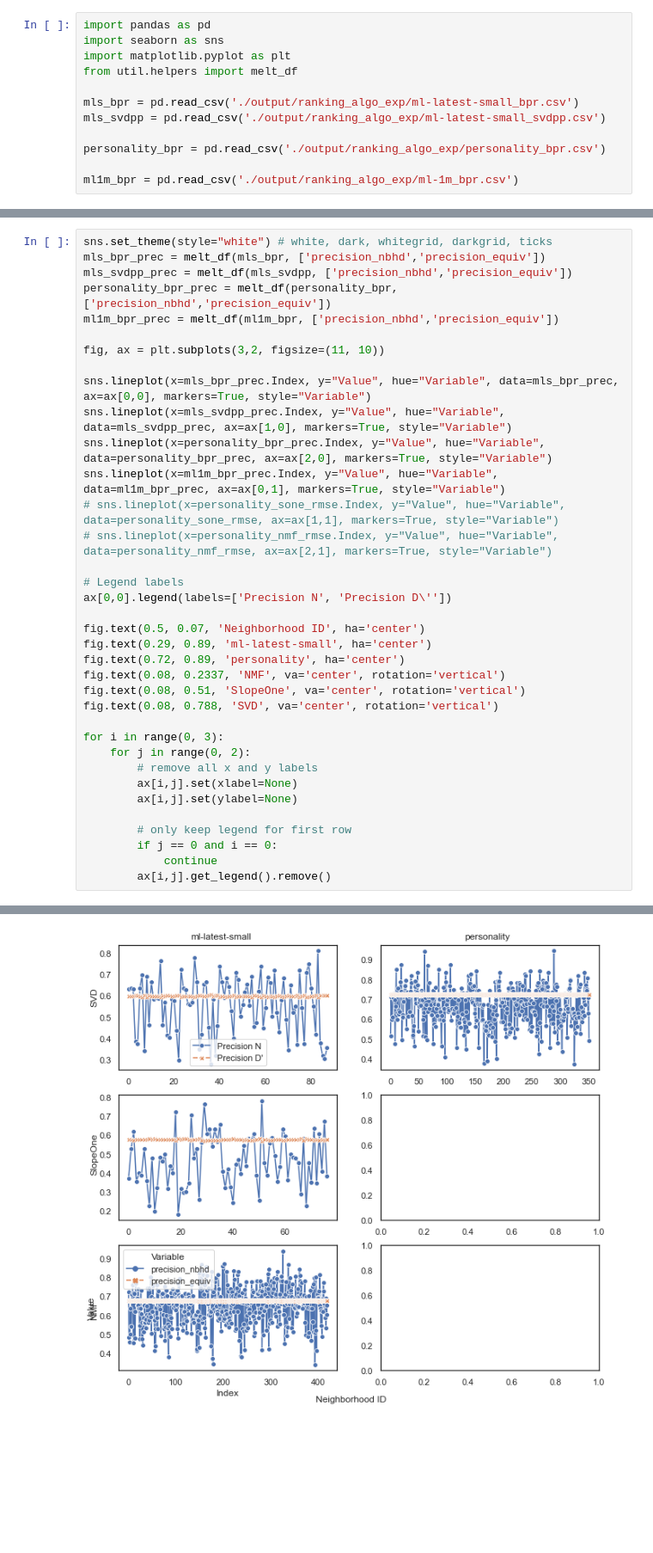
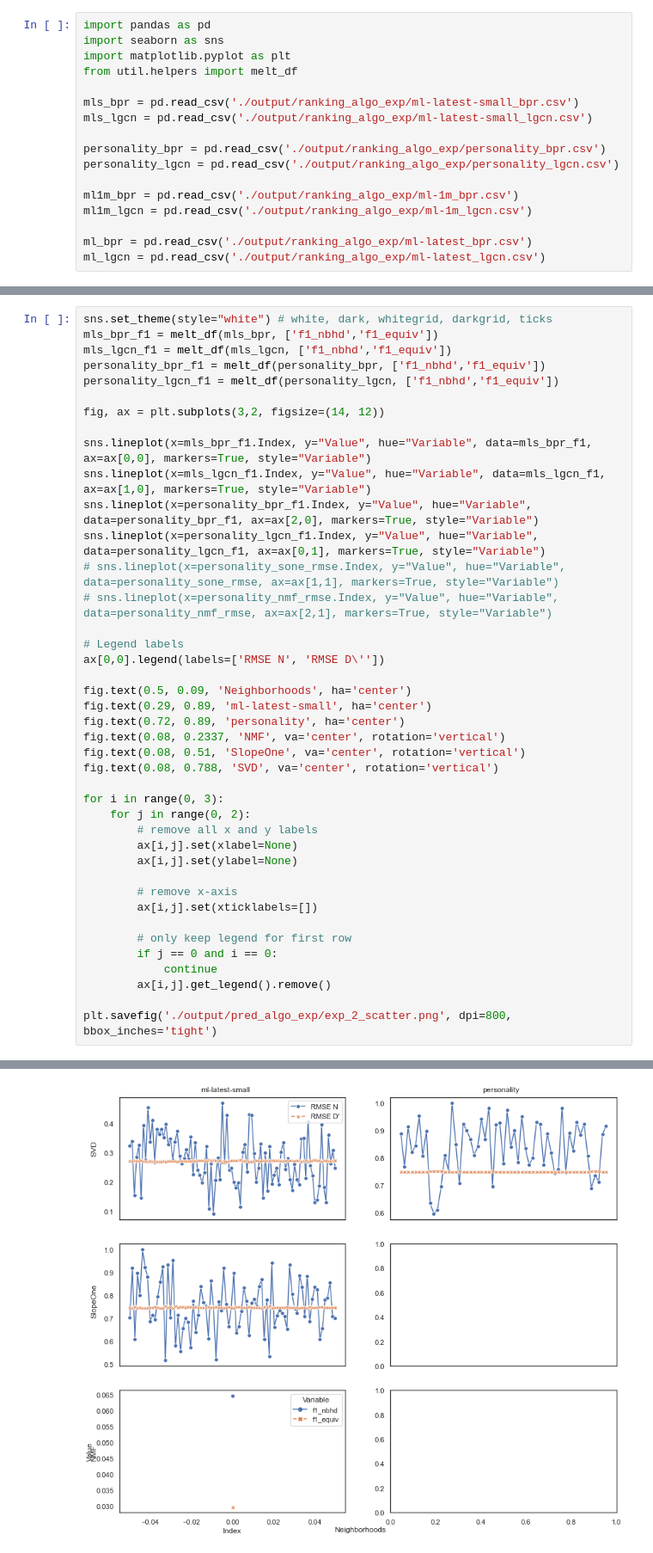
Before and after one commit to wissamjur/LocalImpact, a Jupyter notebook: ranking_algos_plots.ipynb, the cells around one changed output, grey strips where cells are left out. Shown at 86% size. Cells and saved outputs as stored; diff of their text form; blank space fills up the shorter version.

Commit message:
Added charts for ranking - v1

```diff
--- a/ranking_algos_plots.ipynb
+++ b/ranking_algos_plots.ipynb
@@ -5,8 +5,13 @@ import matplotlib.pyplot as plt
 from util.helpers import melt_df
 
 mls_bpr = pd.read_csv('./output/ranking_algo_exp/ml-latest-small_bpr.csv')
-mls_svdpp = pd.read_csv('./output/ranking_algo_exp/ml-latest-small_svdpp.csv')
+mls_lgcn = pd.read_csv('./output/ranking_algo_exp/ml-latest-small_lgcn.csv')
 
 personality_bpr = pd.read_csv('./output/ranking_algo_exp/personality_bpr.csv')
+personality_lgcn = pd.read_csv('./output/ranking_algo_exp/personality_lgcn.csv')
 
 ml1m_bpr = pd.read_csv('./output/ranking_algo_exp/ml-1m_bpr.csv')
+ml1m_lgcn = pd.read_csv('./output/ranking_algo_exp/ml-1m_lgcn.csv')
+
+ml_bpr = pd.read_csv('./output/ranking_algo_exp/ml-latest_bpr.csv')
+ml_lgcn = pd.read_csv('./output/ranking_algo_exp/ml-latest_lgcn.csv')
@@ -15,39 +34,44 @@ mls_bpr
 # %%
 sns.set_theme(style="white") # white, dark, whitegrid, darkgrid, ticks
-mls_bpr_prec = melt_df(mls_bpr, ['precision_nbhd','precision_equiv'])
-mls_svdpp_prec = melt_df(mls_svdpp, ['precision_nbhd','precision_equiv'])
-personality_bpr_prec = melt_df(personality_bpr, ['precision_nbhd','precision_equiv'])
-ml1m_bpr_prec = melt_df(ml1m_bpr, ['precision_nbhd','precision_equiv'])
+mls_bpr_f1 = melt_df(mls_bpr, ['f1_nbhd','f1_equiv'])
+mls_lgcn_f1 = melt_df(mls_lgcn, ['f1_nbhd','f1_equiv'])
+personality_bpr_f1 = melt_df(personality_bpr, ['f1_nbhd','f1_equiv'])
+personality_lgcn_f1 = melt_df(personality_lgcn, ['f1_nbhd','f1_equiv'])
 
-fig, ax = plt.subplots(3,2, figsize=(11, 10))
+fig, ax = plt.subplots(3,2, figsize=(14, 12))
 
-sns.lineplot(x=mls_bpr_prec.Index, y="Value", hue="Variable", data=mls_bpr_prec, ax=ax[0,0], markers=True, style="Variable")
-sns.lineplot(x=mls_svdpp_prec.Index, y="Value", hue="Variable", data=mls_svdpp_prec, ax=ax[1,0], markers=True, style="Variable")
-sns.lineplot(x=personality_bpr_prec.Index, y="Value", hue="Variable", data=personality_bpr_prec, ax=ax[2,0], markers=True, style="Variable")
-sns.lineplot(x=ml1m_bpr_prec.Index, y="Value", hue="Variable", data=ml1m_bpr_prec, ax=ax[0,1], markers=True, style="Variable")
+sns.lineplot(x=mls_bpr_f1.Index, y="Value", hue="Variable", data=mls_bpr_f1, ax=ax[0,0], markers=True, style="Variable")
+sns.lineplot(x=mls_lgcn_f1.Index, y="Value", hue="Variable", data=mls_lgcn_f1, ax=ax[1,0], markers=True, style="Variable")
+sns.lineplot(x=personality_bpr_f1.Index, y="Value", hue="Variable", data=personality_bpr_f1, ax=ax[2,0], markers=True, style="Variable")
+sns.lineplot(x=personality_lgcn_f1.Index, y="Value", hue="Variable", data=personality_lgcn_f1, ax=ax[0,1], markers=True, style="Variable")
 # sns.lineplot(x=personality_sone_rmse.Index, y="Value", hue="Variable", data=personality_sone_rmse, ax=ax[1,1], markers=True, style="Variable")
 # sns.lineplot(x=personality_nmf_rmse.Index, y="Value", hue="Variable", data=personality_nmf_rmse, ax=ax[2,1], markers=True, style="Variable")
 
 # Legend labels
-ax[0,0].legend(labels=['Precision N', 'Precision D\''])
+ax[0,0].legend(labels=['RMSE N', 'RMSE D\''])
 
-fig.text(0.5, 0.07, 'Neighborhood ID', ha='center')
+fig.text(0.5, 0.09, 'Neighborhoods', ha='center')
 fig.text(0.29, 0.89, 'ml-latest-small', ha='center')
 fig.text(0.72, 0.89, 'personality', ha='center')
 fig.text(0.08, 0.2337, 'NMF', va='center', rotation='vertical')
 fig.text(0.08, 0.51, 'SlopeOne', va='center', rotation='vertical')
 fig.text(0.08, 0.788, 'SVD', va='center', rotation='vertical')
 
 for i in range(0, 3):
     for j in range(0, 2):
         # remove all x and y labels
         ax[i,j].set(xlabel=None)
         ax[i,j].set(ylabel=None)
 
+        # remove x-axis
+        ax[i,j].set(xticklabels=[])
+
         # only keep legend for first row
         if j == 0 and i == 0:
             continue
         ax[i,j].get_legend().remove()
+
+plt.savefig('./output/pred_algo_exp/exp_2_scatter.png', dpi=800, bbox_inches='tight')
 # %% [output]
 AttributeError: 'NoneType' object has no attribute 'remove'
-[figure, old version]
+[figure, new version]
```
Also changed, not shown: parts of 2 cells of this notebook, 3 other files.
